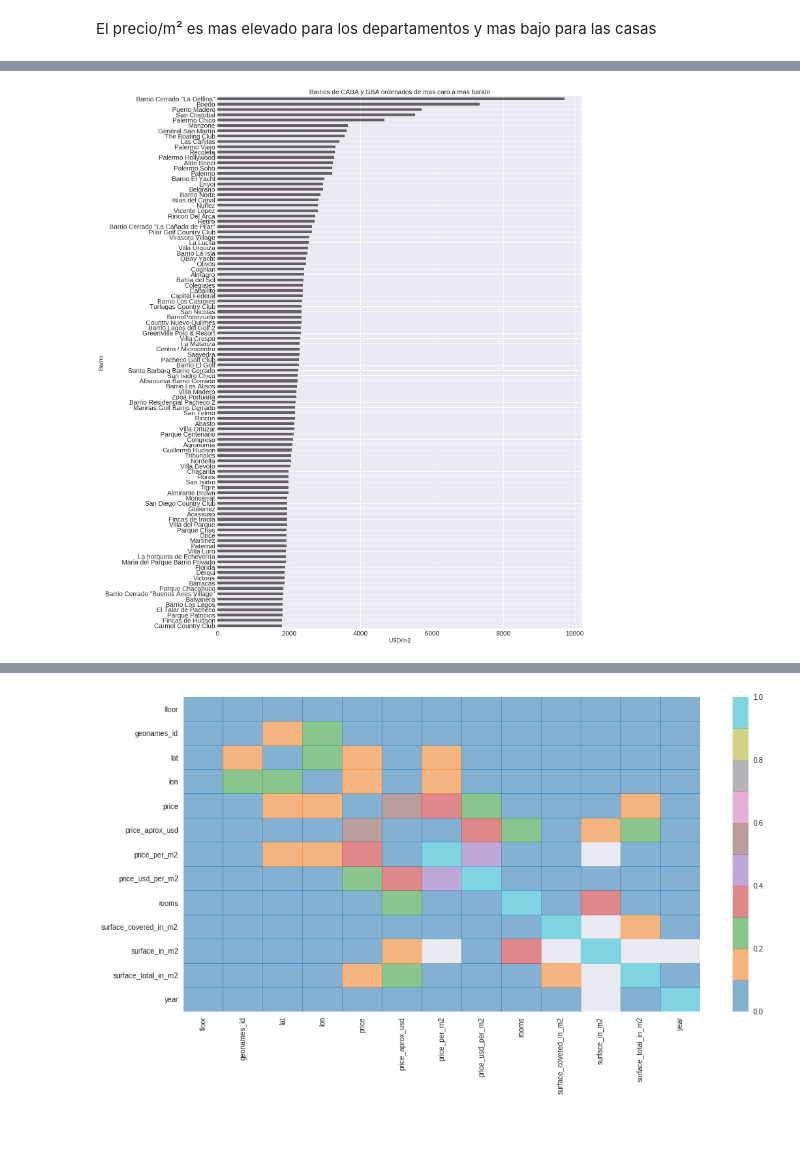
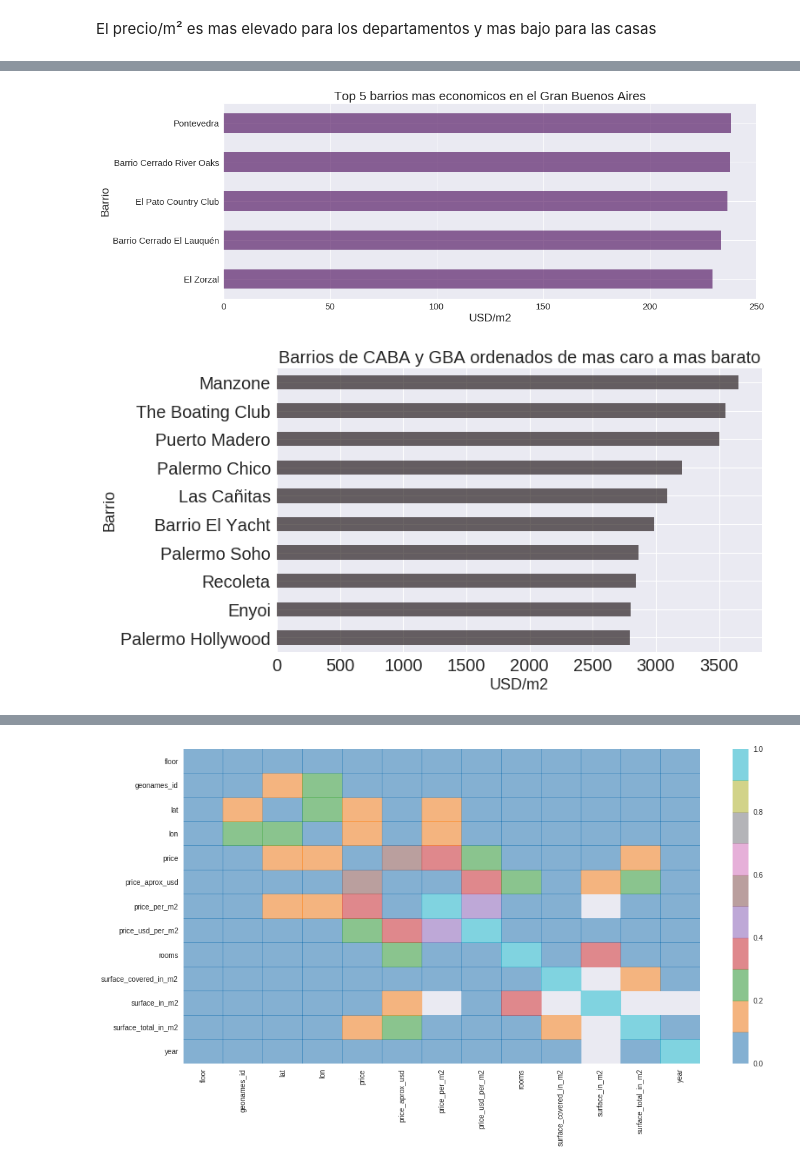
Before and after one commit to jazminferreiro-zz/orgaTP1, a Jupyter notebook: Analisis exploratorio Properati .ipynb, the cells around one changed output, grey strips where cells are left out. Saved outputs shown, nothing was run; the diff lists cells and outputs as text; code cells hidden in the pictures; blank space fills up the shorter version.

```diff
--- a/Analisis exploratorio Properati .ipynb
+++ b/Analisis exploratorio Properati .ipynb
@@ -199,14 +205,14 @@ surface_in_m2                 float64
 surface_total_in_m2           float64
 title                          object
 dtype: object
+# %%
+#Filtro los que no tienen precio por metro cuadrado
+all_properati = all_properati.loc[all_properati.price_usd_per_m2.notnull(),:]
 # %%
 #Filtro solo capital federal y gran buenos aires
 capitalFederal = all_properati.loc[all_properati.state_name.str.contains("Capital Federal", na=False),:]
 GBA =all_properati.loc[all_properati.state_name.str.contains("G.B.A", na=False),:]
 properati = pd.concat([capitalFederal,GBA])
-# %%
-#Filtro los que no tienen precio
-properati = properati.loc[properati.price.notnull(),:]
 # %%
 #Convert Date, add Year, Weekday and Hour columns
 import calendar
@@ -213,0 +250,2 @@ properati['created_on'] = pd.to_datetime(properati['created_on'])
+# %%
+properati_filtered = properati[(properati.price_usd_per_m2 < properati.price_usd_per_m2.quantile(.95)) & (properati.price_usd_per_m2 > properati.price_usd_per_m2.quantile(.02))]
@@ -236,4 +279,4 @@ plt.show()
 # %%
-def get_top_places(df, num):
-    return df.groupby(['place_name'])['price_usd_per_m2'].mean().sort_values(ascending=False).head(num)
+def get_top_places(df, num, cheapest):
+    return df.groupby(['place_name'])['price_usd_per_m2'].mean().sort_values(ascending=cheapest).head(num)
 # %%
@@ -286,9 +338,18 @@ plt.show()
+# %%
+top5_cheap_GBA = get_top_places(GBA,5,True)
+graph = top5_cheap_GBA.sort_values().plot.barh(figsize=(16,6),colormap='viridis',fontsize=15, alpha=0.6)
+graph.set_title("Top 5 barrios mas economicos en el Gran Buenos Aires", fontsize=21)
+graph.set_ylabel("Barrio", fontsize=19)
+graph.set_xlabel("USD/m2", fontsize=19)
+plt.show()
+# %% [output]
+[figure, added]
 # %%
-top10_all = get_top_places(properati,100)
-graph = top10_all.sort_values().plot.barh(figsize=(20,30),colormap='hot',fontsize=20,alpha=0.6)
+top10_all = get_top_places(properati_filtered,10,False)
+graph = top10_all.sort_values().plot.barh(figsize=(10,6),colormap='hot',fontsize=20,alpha=0.6)
 graph.set_title("Barrios de CABA y GBA ordenados de mas caro a mas barato", fontsize=20)
 graph.set_ylabel("Barrio", fontsize=18)
 graph.set_xlabel("USD/m2", fontsize=18)
 plt.show()
 # %% [output]
-[figure, old version]
+[figure, new version]
```
Also changed, not shown: parts of 47 cells of this notebook, 1 other file.
